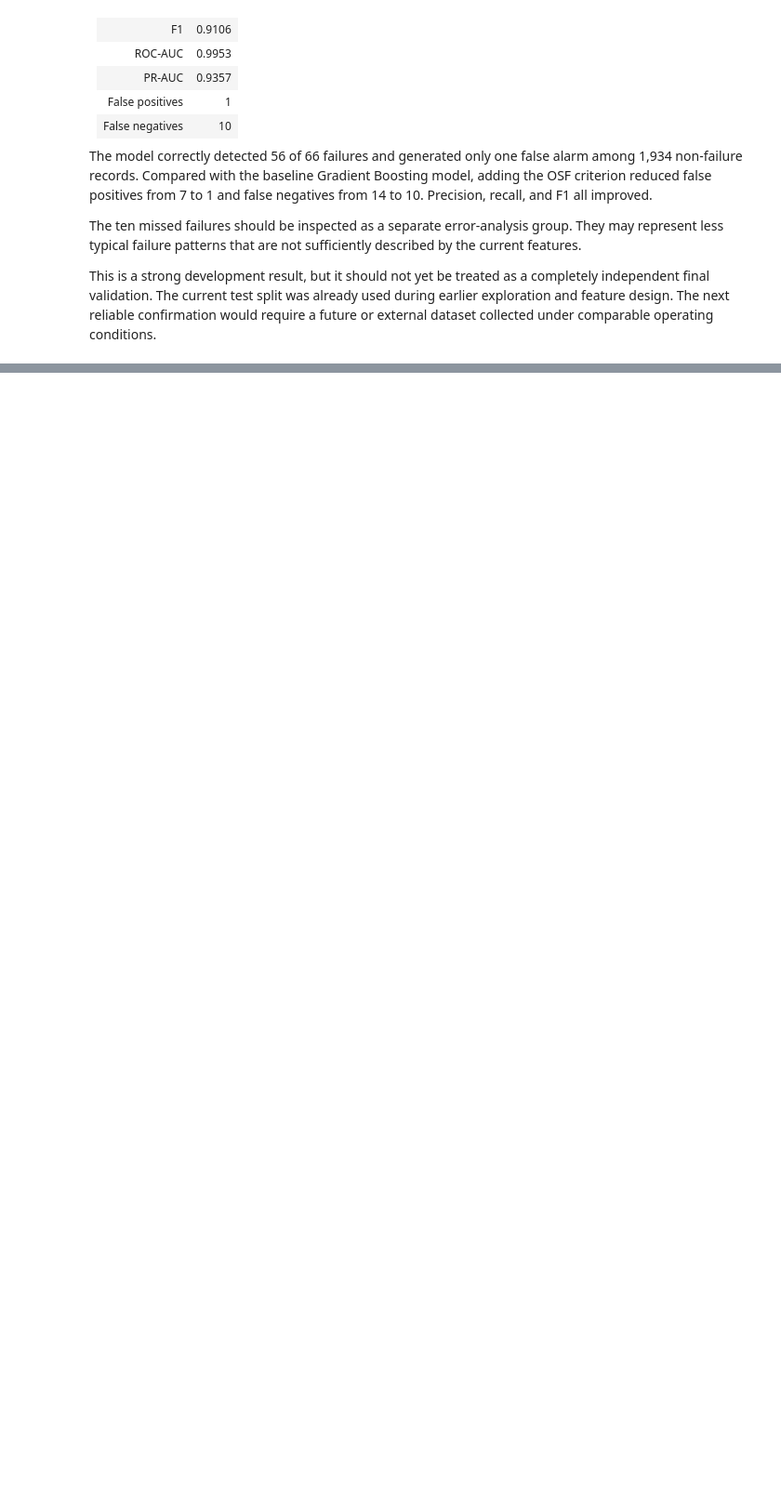
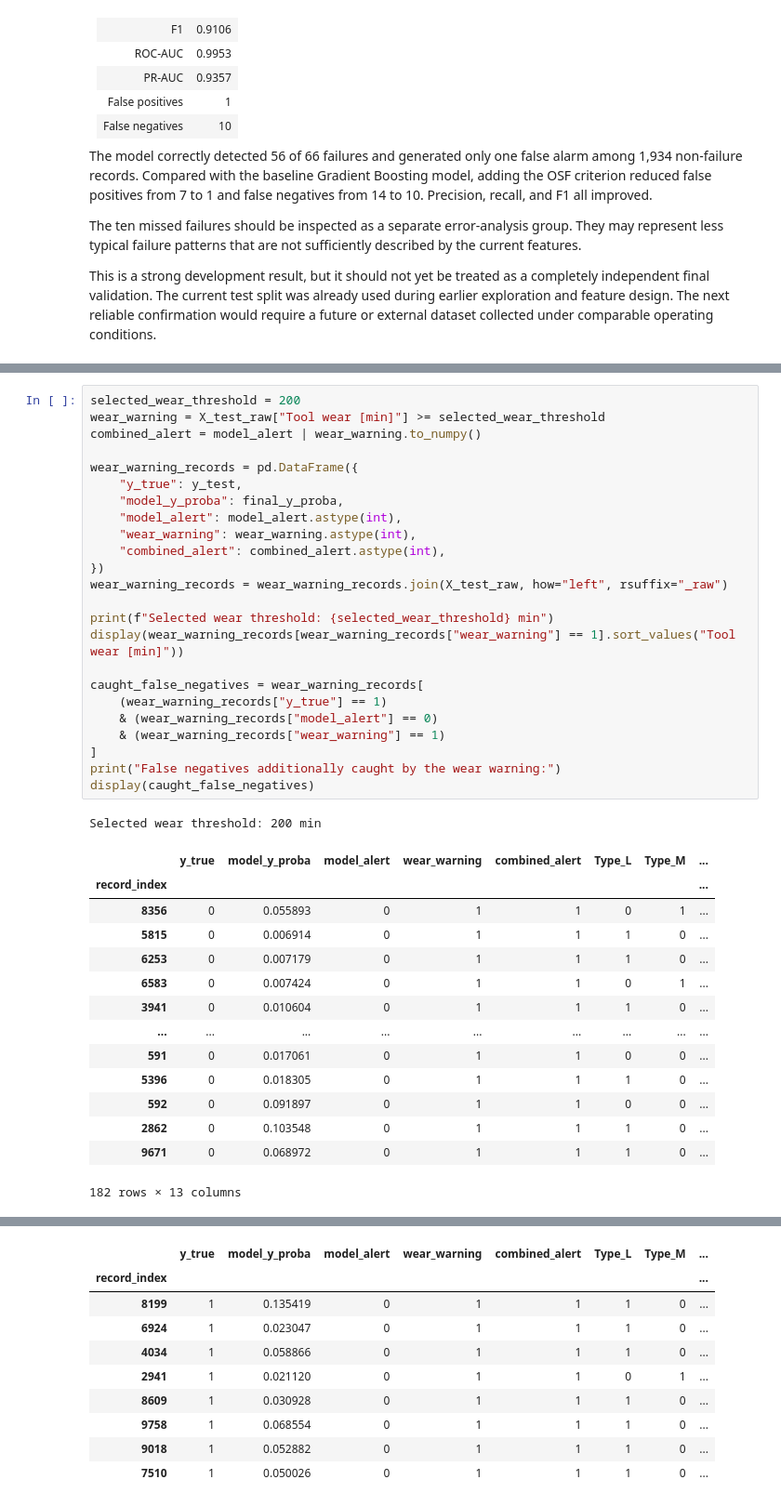
Before and after one commit to KacperKnapek/Machine-failure-prediction, a Jupyter notebook: notebooks/05_feature_experiment.ipynb, the cells around one changed output, grey strips where cells are left out. Shown at 93% size. Cells and saved outputs as stored; diff of their text form; blank space fills up the shorter version.

```diff
--- a/notebooks/05_feature_experiment.ipynb
+++ b/notebooks/05_feature_experiment.ipynb
@@ -686,0 +845,40 @@ This is a strong development result, but it should not yet be treated as a compl
+# %%
+selected_wear_threshold = 200
+wear_warning = X_test_raw["Tool wear [min]"] >= selected_wear_threshold
+combined_alert = model_alert | wear_warning.to_numpy()
+
+wear_warning_records = pd.DataFrame({
+    "y_true": y_test,
+    "model_y_proba": final_y_proba,
+    "model_alert": model_alert.astype(int),
+    "wear_warning": wear_warning.astype(int),
+    "combined_alert": combined_alert.astype(int),
+})
+wear_warning_records = wear_warning_records.join(X_test_raw, how="left", rsuffix="_raw")
+
+print(f"Selected wear threshold: {selected_wear_threshold} min")
+display(wear_warning_records[wear_warning_records["wear_warning"] == 1].sort_values("Tool wear [min]"))
+
+caught_false_negatives = wear_warning_records[
+    (wear_warning_records["y_true"] == 1)
+    & (wear_warning_records["model_alert"] == 0)
+    & (wear_warning_records["wear_warning"] == 1)
+]
+print("False negatives additionally caught by the wear warning:")
+display(caught_false_negatives)
+# %% [output]
+Selected wear threshold: 200 min
+|  | y_true | model_y_proba | model_alert | wear_warning | combined_alert | Type_L | Type_M | ... |
+| record_index |  |  |  |  |  |  |  | ... |
+| 8356 | 0 | 0.055893 | 0 | 1 | 1 | 0 | 1 | ... |
+| 5815 | 0 | 0.006914 | 0 | 1 | 1 | 1 | 0 | ... |
+| 6253 | 0 | 0.007179 | 0 | 1 | 1 | 1 | 0 | ... |
+| 6583 | 0 | 0.007424 | 0 | 1 | 1 | 0 | 1 | ... |
+| 3941 | 0 | 0.010604 | 0 | 1 | 1 | 1 | 0 | ... |
+| ... | ... | ... | ... | ... | ... | ... | ... | ... |
+| 591 | 0 | 0.017061 | 0 | 1 | 1 | 0 | 0 | ... |
+| 5396 | 0 | 0.018305 | 0 | 1 | 1 | 1 | 0 | ... |
+| 592 | 0 | 0.091897 | 0 | 1 | 1 | 0 | 0 | ... |
+| 2862 | 0 | 0.103548 | 0 | 1 | 1 | 1 | 0 | ... |
+| 9671 | 0 | 0.068972 | 0 | 1 | 1 | 1 | 0 | ... |
+182 rows × 13 columns
@@ -686,0 +886,10 @@ This is a strong development result, but it should not yet be treated as a compl
+|  | y_true | model_y_proba | model_alert | wear_warning | combined_alert | Type_L | Type_M | ... |
+| record_index |  |  |  |  |  |  |  | ... |
+| 8199 | 1 | 0.135419 | 0 | 1 | 1 | 1 | 0 | ... |
+| 6924 | 1 | 0.023047 | 0 | 1 | 1 | 1 | 0 | ... |
+| 4034 | 1 | 0.058866 | 0 | 1 | 1 | 1 | 0 | ... |
+| 2941 | 1 | 0.021120 | 0 | 1 | 1 | 0 | 1 | ... |
+| 8609 | 1 | 0.030928 | 0 | 1 | 1 | 1 | 0 | ... |
+| 9758 | 1 | 0.068554 | 0 | 1 | 1 | 1 | 0 | ... |
+| 9018 | 1 | 0.052882 | 0 | 1 | 1 | 1 | 0 | ... |
+| 7510 | 1 | 0.050026 | 0 | 1 | 1 | 1 | 0 | ... |
```
Also changed, not shown: parts of 8 cells of this notebook.
